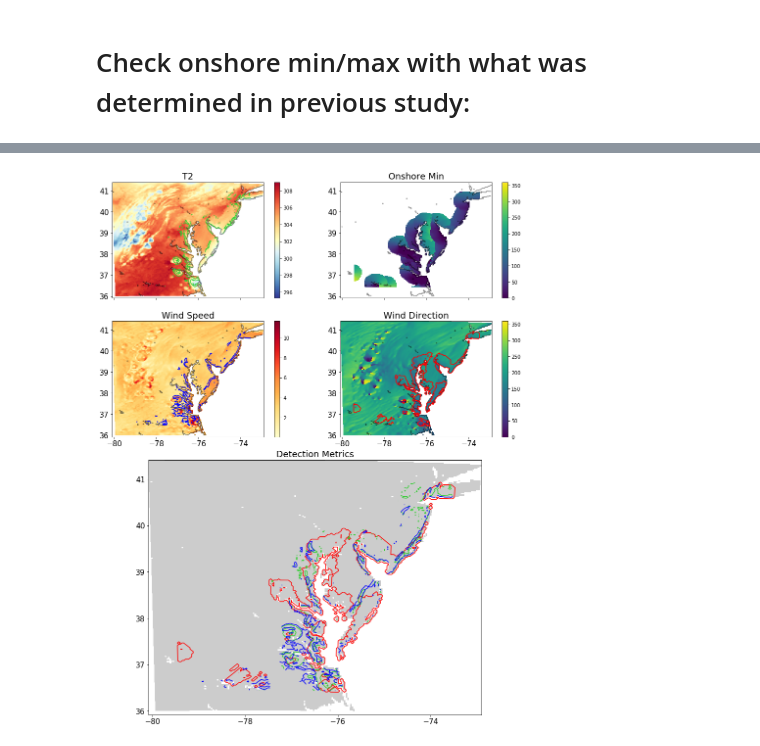
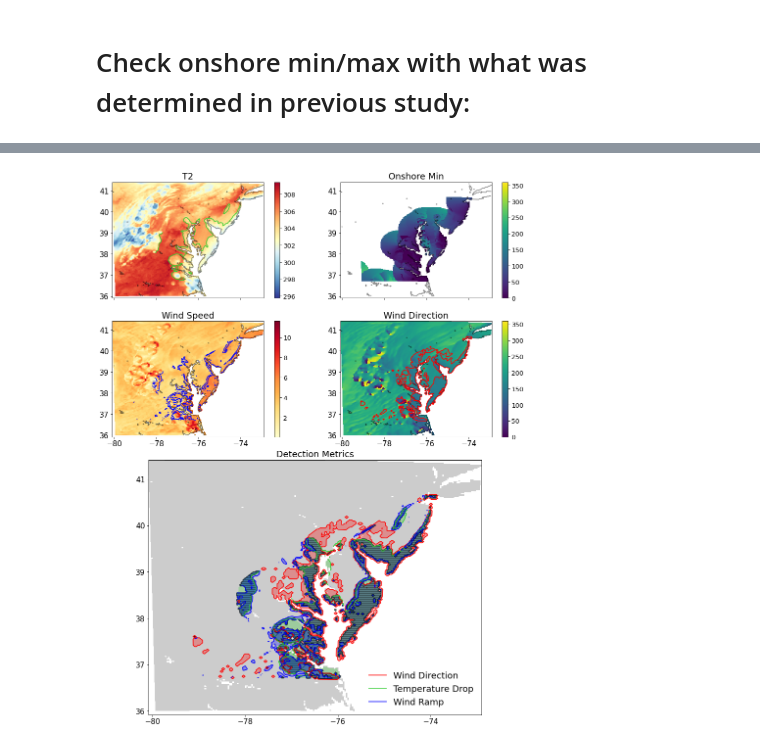
Before and after one commit to hawbecker/publications, a Jupyter notebook: Chesapeake/BayBreezeDetectionModel.ipynb, the cells around one changed output, grey strips where cells are left out. Saved outputs shown, nothing was run; the diff lists cells and outputs as text; code cells hidden in the pictures.

```diff
--- a/Chesapeake/BayBreezeDetectionModel.ipynb
+++ b/Chesapeake/BayBreezeDetectionModel.ipynb
@@ -492,0 +575,19 @@ var_dict = {'onshore min':onshore_min,
+# %%
+def convert_breeze_dict_to_xr(breeze_dict):
+    for kk,key in enumerate(breeze_dict.keys()):
+        if key == 'breeze':
+            var = breeze_dict['good_wdir'].copy()
+            var.data = breeze_dict[key]
+        else:
+            var = breeze_dict[key]
+            var.name = key
+        if kk == 0:
+            ds = xr.Dataset({key: var})
+        else:
+            ds = xr.merge([ds,var])
+
+    ds = ds.expand_dims('datetime')
+    dtime = ds.XTIME.expand_dims('datetime')
+    ds = ds.drop('XTIME')
+    ds['datetime'] = dtime
+    return(ds)
@@ -493,47 +723,78 @@ var_dict = {'onshore min':onshore_min,
 # %%
 fig = plt.figure(figsize=(16,20))
 nrow,ncol = 4,4
+
+vel10,dir10 = calc_wind(wrfout,u='U10',v='V10')
+vel10 = vel10.where(land_mask == 1.0)
+dir10 = dir10.where(land_mask == 1.0)
+
 tmp_plt = plt.subplot2grid((nrow,ncol),(0,0),colspan=2,aspect='equal')
-tmp_plt_pc = tmp_plt.pcolormesh(lon,lat,t2,cmap=plt.cm.RdYlBu_r)
-plt.colorbar(tmp_plt_pc,ax=tmp_plt)
+tmp_plt_pc = tmp_plt.pcolormesh(lon,lat,wrfout.T2.where(land_mask == 1.0),cmap=plt.cm.RdYlBu_r)
+tmp_cbar = plt.colorbar(tmp_plt_pc,ax=tmp_plt)
+tmp_cbar.ax.tick_params(labelsize=13)
 tmp_plt.contour(lon,lat,land_mask,levels=[0.5],colors='k',alpha=0.5)
-tmp_plt.contour(lon,lat,dT,levels=[0.5],colors='limegreen')
+tmp_plt.contour(lon,lat,breeze_dict['dT'],levels=[0.0001],colors='limegreen')
 tmp_plt.tick_params(labelsize=15,labelbottom=False)
 tmp_plt.set_title('T2',size=18)
 
 
 vel_plt = plt.subplot2grid((nrow,ncol),(1,0),colspan=2,aspect='equal',sharex=tmp_plt,sharey=tmp_plt)
 vel_plt_pc = vel_plt.pcolormesh(lon,lat,vel10,cmap=plt.cm.YlOrRd)
-plt.colorbar(vel_plt_pc,ax=vel_plt)
+vel_cbar = plt.colorbar(vel_plt_pc,ax=vel_plt)
+vel_cbar.ax.tick_params(labelsize=13)
 vel_plt.contour(lon,lat,land_mask,levels=[0.5],colors='k',alpha=0.5)
-vel_plt.contour(lon,lat,dU,levels=[0.5],colors='b')
+vel_plt.contour(lon,lat,breeze_dict['dU'],levels=[0.5],colors='b')
 vel_plt.tick_params(labelsize=15)
 vel_plt.set_title('Wind Speed',size=18)
 
 ons_plt = plt.subplot2grid((nrow,ncol),(0,2),colspan=2,aspect='equal',sharex=tmp_plt,sharey=tmp_plt)
 ons_plt_pc = ons_plt.pcolormesh(lon,lat,onshore_min,cmap=plt.cm.viridis,norm=Normalize(0,360))
-plt.colorbar(ons_plt_pc,ax=ons_plt)
+ons_cbar = plt.colorbar(ons_plt_pc,ax=ons_plt)
+ons_cbar.ax.tick_params(labelsize=13)
 ons_plt.contour(lon,lat,land_mask,levels=[0.5],colors='k',alpha=0.5)
 ons_plt.tick_params(labelsize=15,labelbottom=False)
 ons_plt.set_title('Onshore Min',size=18)
 
 dir_plt = plt.subplot2grid((nrow,ncol),(1,2),colspan=2,aspect='equal',sharex=tmp_plt,sharey=tmp_plt)
 dir_plt_pc = dir_plt.pcolormesh(lon,lat,dir10,cmap=plt.cm.viridis,norm=Normalize(0,360))
-plt.colorbar(dir_plt_pc,ax=dir_plt)
+dir_cbar = plt.colorbar(dir_plt_pc,ax=dir_plt)
+dir_cbar.ax.tick_params(labelsize=13)
 dir_plt.contour(lon,lat,land_mask,levels=[0.5],colors='k',alpha=0.5)
-dir_plt.contour(lon,lat,onshore_winds,levels=[1.0],colors='r')
+#dir_plt.contour(lon,lat,onshore_winds,levels=[1.0],colors='r')
+dir_plt.contour(lon,lat,breeze_dict['good_wdir'],levels=[1.0],colors='r')
 dir_plt.tick_params(labelsize=15)
 dir_plt.set_title('Wind Direction',size=18)
 
 
 crt_plt = plt.subplot2grid((nrow,ncol),(2,0),rowspan=2,colspan=4,aspect='equal',sharex=tmp_plt,sharey=tmp_plt)
 crt_plt_pc = crt_plt.pcolormesh(lon,lat,land_mask,cmap=plt.cm.binary,norm=Normalize(0,5.0))
 #plt.colorbar(crt_plt_pc,ax=crt_plt)
-crt_plt.contour(lon,lat,onshore_winds,levels=[1.0],colors='r')
-crt_plt.contour(lon,lat,dT,levels=[0.5],colors='limegreen')
-crt_plt.contour(lon,lat,dU,levels=[0.5],colors='b')
+crt_plt.contour(lon,lat,breeze_dict['good_wdir'],levels=[1.0],colors='r')
+crt_plt.contour(lon,lat,breeze_dict['dT'],levels=[0.0001],colors='limegreen')
+crt_plt.contour(lon,lat,breeze_dict['dU'],levels=[0.5],colors='b')
+
+crt_plt.contourf(lon,lat,breeze_dict['good_wdir'],levels=[0.9,361],colors='r',alpha=0.3)
+crt_plt.contourf(lon,lat,breeze_dict['dT'],levels=[0.0001,100.0],colors='limegreen',alpha=0.3)
+crt_plt.contourf(lon,lat,breeze_dict['dU'],levels=[0.5,100.0],colors='b',alpha=0.3)
+crt_plt.plot(0.0,0.0,c='r',label='Wind Direction')
+crt_plt.plot(0.0,0.0,c='limegreen',label='Temperature Drop')
+crt_plt.plot(0.0,0.0,c='b',label='Wind Ramp')
+crt_plt.set_xlim(np.nanmin(lon),np.nanmax(lon))
+crt_plt.set_ylim(np.nanmin(lat),np.nanmax(lat))
+good_areas = crt_plt.contourf(lon,lat,breeze_dict['breeze'],levels=[1.1,2.2,3.1,4.1],colors='k',
+                              hatches=['+++', '/'],alpha=0.5)
+
+colors=['k','k']
+for i, collection in enumerate(good_areas.collections):
+    collection.set_edgecolor(colors[i % len(colors)])
+    collection.set_facecolor(None)
+
+artists, labels = good_areas.legend_elements()
+#crt_plt.legend(artists, ['Good Points'], handleheight=2)
+crt_plt.legend(frameon=False,fontsize=18,loc=4)
 crt_plt.tick_params(labelsize=15)
 crt_plt.set_title('Detection Metrics',size=18)
+
 plt.show()
 # %% [output]
-[figure, old version]
+[figure, new version]
```
Also changed, not shown: parts of 21 cells of this notebook.
